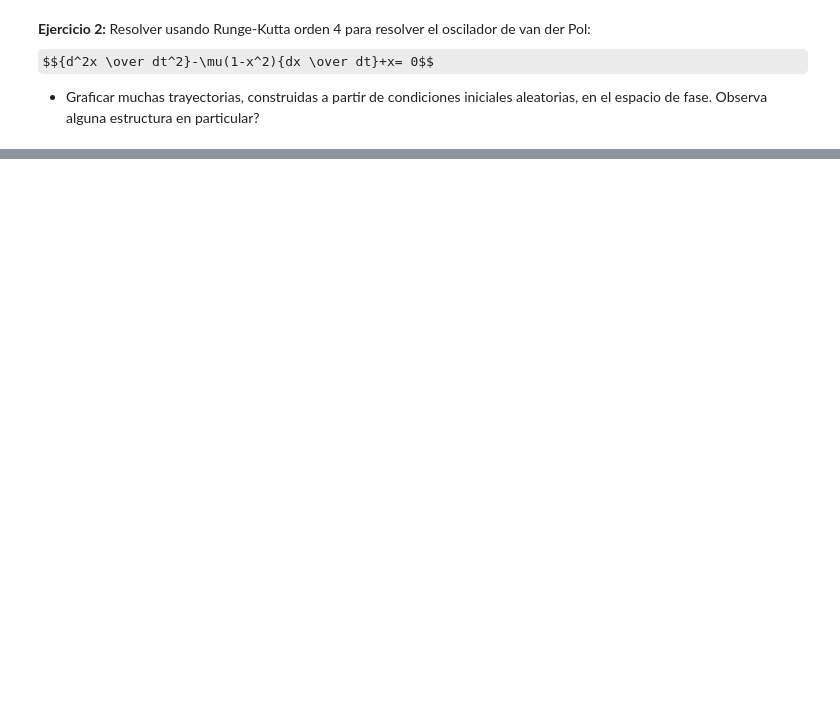
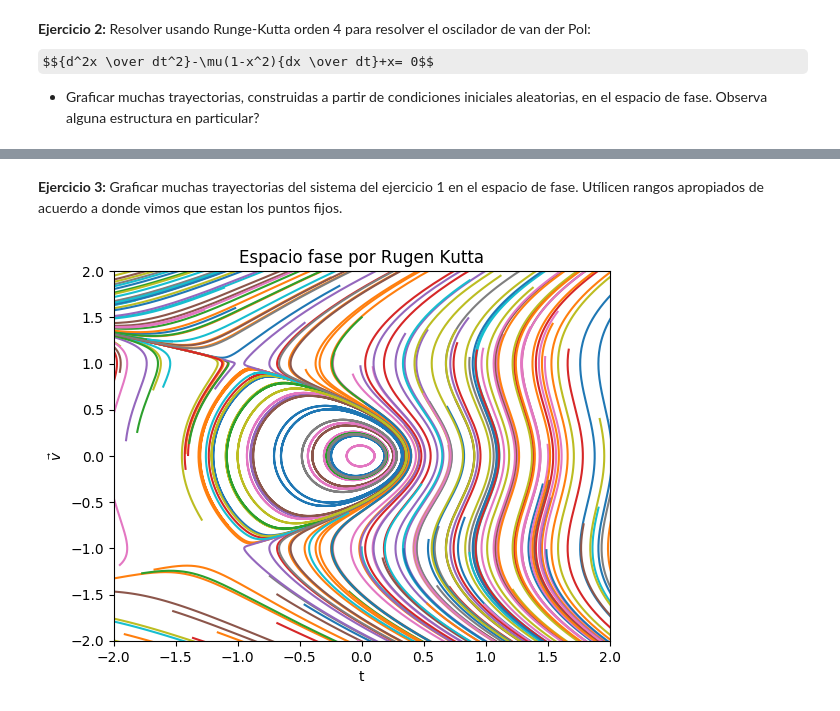
Before and after one commit to DianaLopezAngeles/Fisica_Computacional_Lopez_Angeles, a Jupyter notebook: Tarea_14.ipynb, the cells around one changed output, grey strips where cells are left out. Saved outputs shown, nothing was run; the diff lists cells and outputs as text; code cells hidden in the pictures; some formulas as TeX source; blank space fills up the shorter version.

Commit message:
Se agrego el ejercicio en clase

```diff
--- a/Tarea_14.ipynb
+++ b/Tarea_14.ipynb
@@ -163,0 +152,18 @@ end;
+# %% [markdown]
+__Ejercicio 3:__ Graficar muchas trayectorias del sistema del ejercicio 1 en el espacio de fase. Utílicen rangos apropiados de acuerdo a donde vimos que estan los puntos fijos.
+# %%
+for i in 1:700
+    ω = .01*rand(-500:500,2,1)
+    soluciones_condiciones_iniciales_kutta=runge_kutta_dimensiones(f,list,ω);
+    mlistx1_kutta=map(x->x[1],soluciones_condiciones_iniciales_kutta);
+    mlistx2_kutta=map(x->x[2],soluciones_condiciones_iniciales_kutta);
+    xlabel("t")
+    ylabel(L"\vec{v}")
+    title("Espacio fase por Rugen Kutta")
+    plot(mlistx1_kutta,mlistx2_kutta);
+    xlim(-2,2)
+    ylim(-2,2)
+    legend()
+end;
+# %% [output]
+[figure, added]
```
Also changed, not shown: parts of 11 cells of this notebook.
